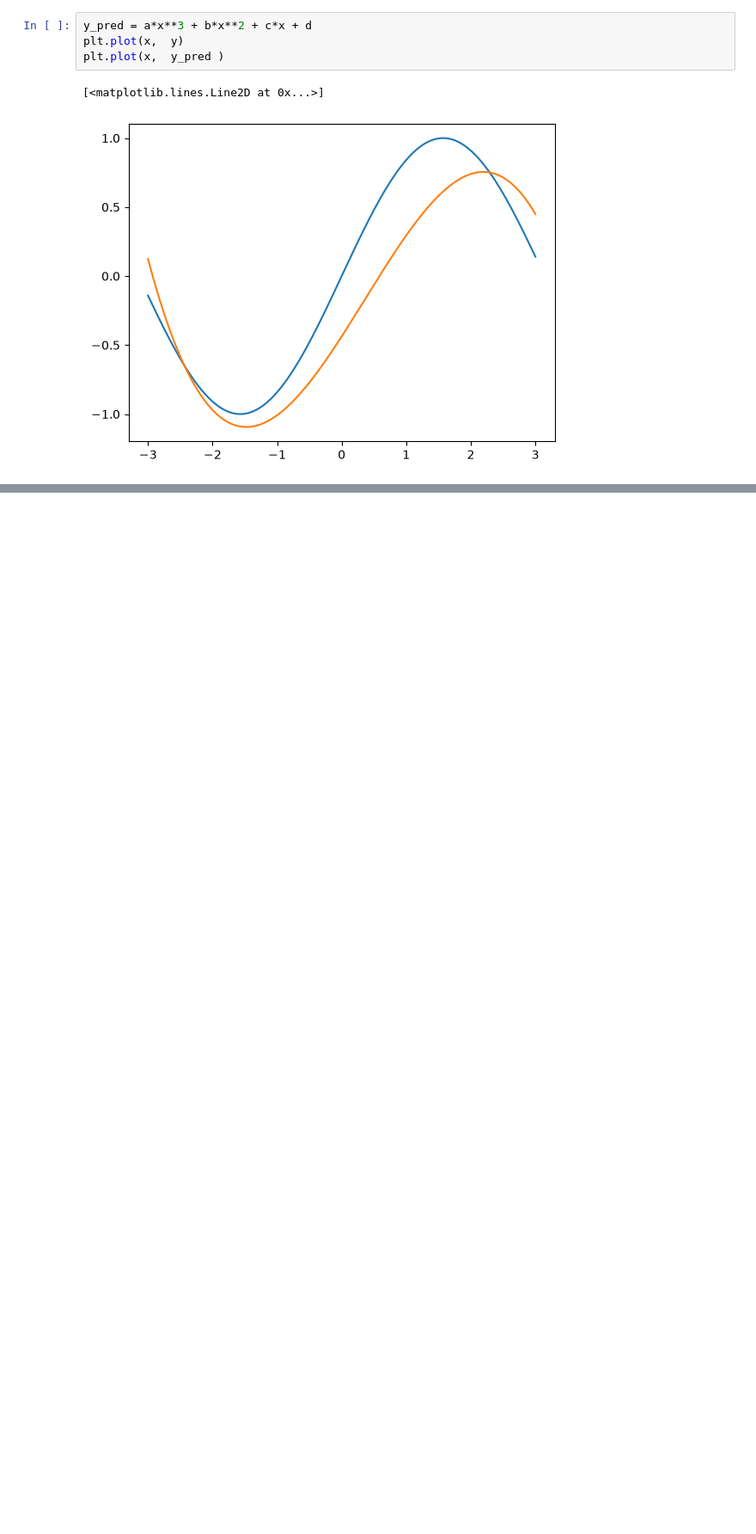
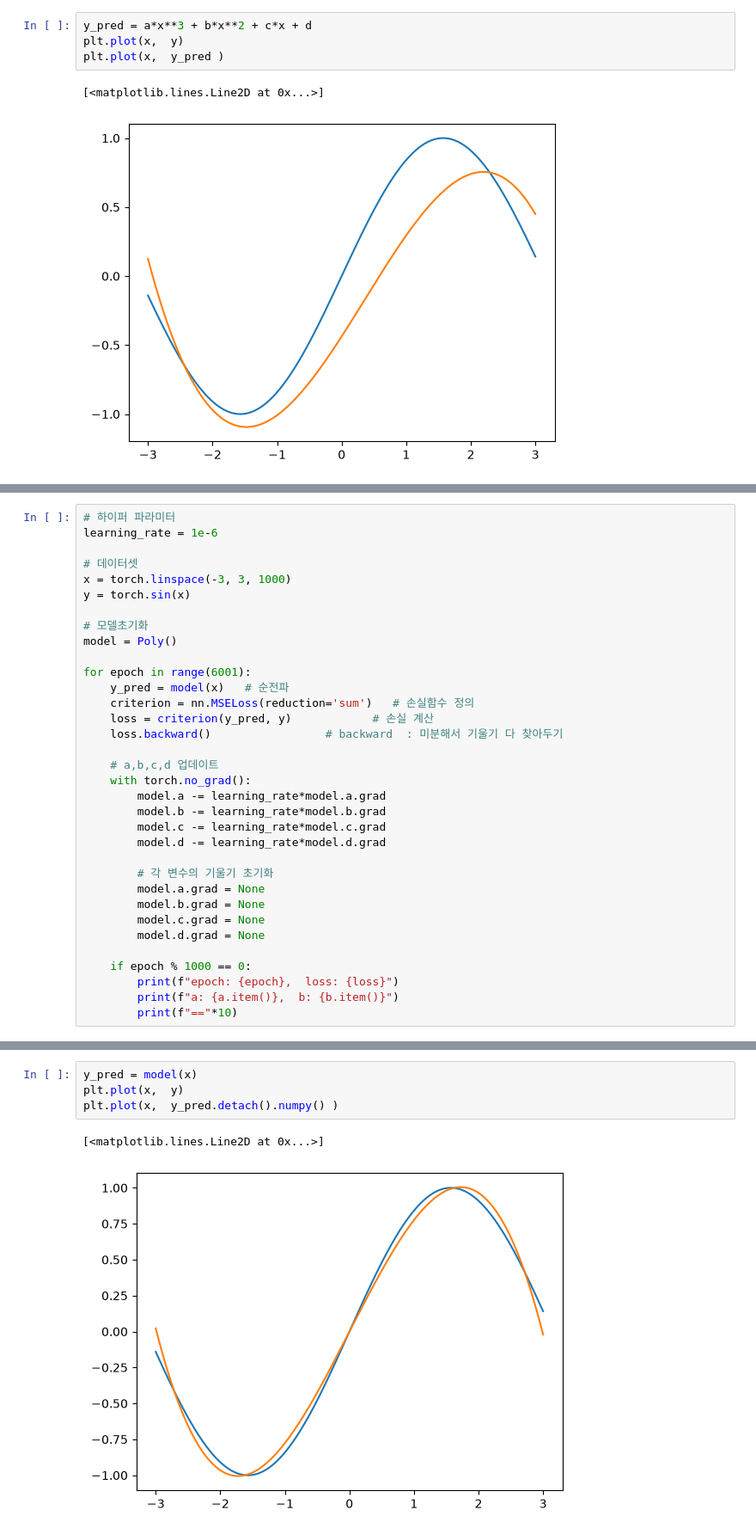
Before and after one commit to kilimanjaro/python501, a Jupyter notebook: pyTorch/1교시.ipynb, the cells around one changed output, grey strips where cells are left out. Shown at 86% size. Cells and saved outputs as stored; diff of their text form; blank space fills up the shorter version.

```diff
--- a/pyTorch/1교시.ipynb
+++ b/pyTorch/1교시.ipynb
@@ -80,0 +177,34 @@ plt.plot(x,  y_pred )
+# %%
+# 하이퍼 파라미터
+learning_rate = 1e-6
+
+# 데이터셋
+x = torch.linspace(-3, 3, 1000)
+y = torch.sin(x)
+
+# 모델초기화
+model = Poly()
+
+for epoch in range(6001):
+    y_pred = model(x)   # 순전파
+    criterion = nn.MSELoss(reduction='sum')   # 손실함수 정의
+    loss = criterion(y_pred, y)            # 손실 계산
+    loss.backward()                 # backward  : 미분해서 기울기 다 찾아두기
+
+    # a,b,c,d 업데이트
+    with torch.no_grad():
+        model.a -= learning_rate*model.a.grad
+        model.b -= learning_rate*model.b.grad
+        model.c -= learning_rate*model.c.grad
+        model.d -= learning_rate*model.d.grad
+
+        # 각 변수의 기울기 초기화
+        model.a.grad = None
+        model.b.grad = None
+        model.c.grad = None
+        model.d.grad = None
+
+    if epoch % 1000 == 0:
+        print(f"epoch: {epoch},  loss: {loss}")
+        print(f"a: {a.item()},  b: {b.item()}")
+        print(f"=="*10)
@@ -80,0 +229,7 @@ plt.plot(x,  y_pred )
+# %%
+y_pred = model(x)
+plt.plot(x,  y)
+plt.plot(x,  y_pred.detach().numpy() )
+# %% [output]
+[<matplotlib.lines.Line2D at 0x...>]
+[figure, added]
```
Also changed, not shown: parts of 13 cells of this notebook.
